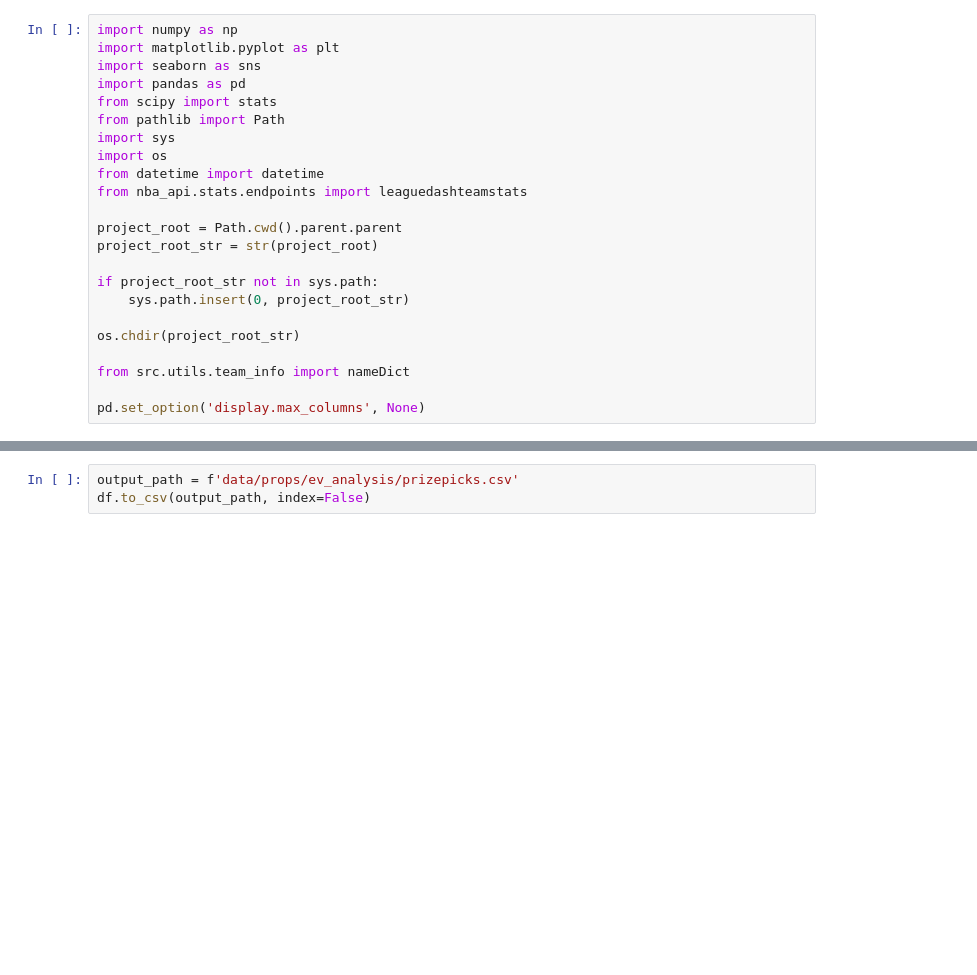
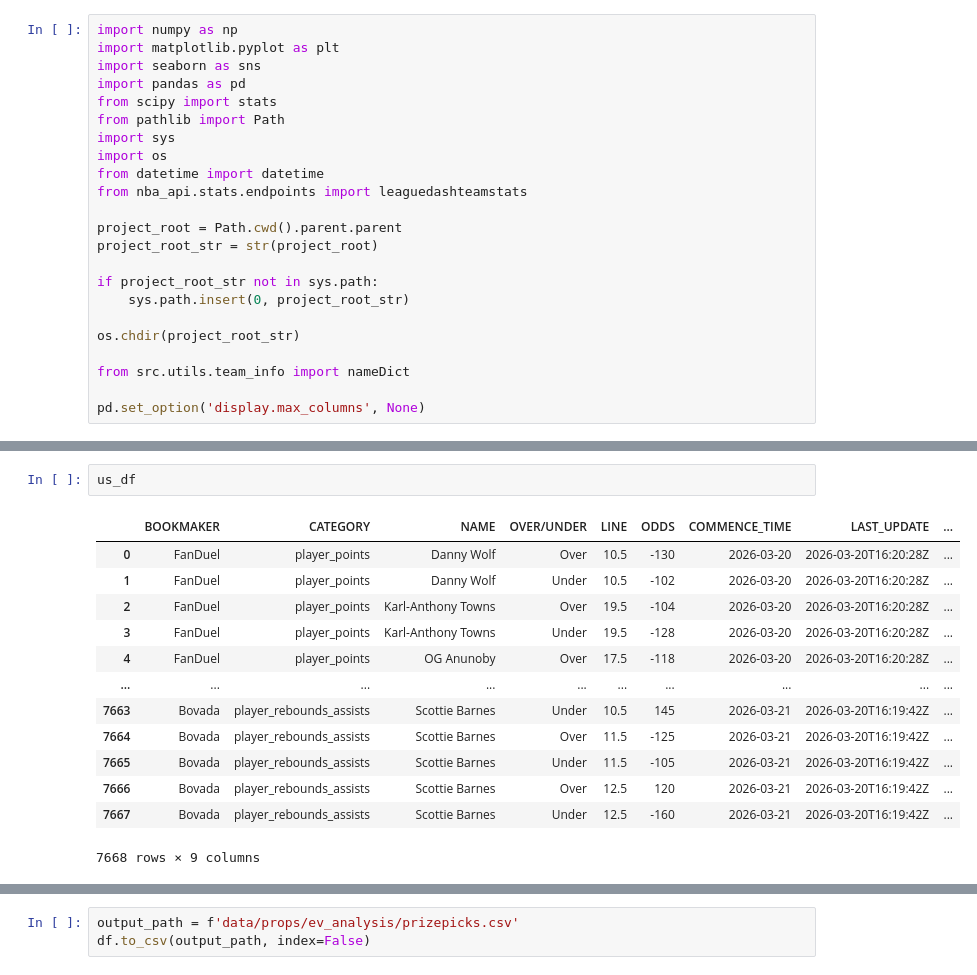
Before and after one commit to spon7ge/NBA-Prop-Predictor, a Jupyter notebook: src/points_model/prizepicks.ipynb, the cells around one changed output, grey strips where cells are left out. Cells and saved outputs as stored; diff of their text form; blank space fills up the shorter version.

```diff
--- a/src/points_model/prizepicks.ipynb
+++ b/src/points_model/prizepicks.ipynb
@@ -58,3 +55,19 @@ US latest pull: 2026-03-19 14:10:26
+# %%
+us_df
+# %% [output]
+|  | BOOKMAKER | CATEGORY | NAME | OVER/UNDER | LINE | ODDS | COMMENCE_TIME | LAST_UPDATE | ... |
+| 0 | FanDuel | player_points | Danny Wolf | Over | 10.5 | -130 | 2026-03-20 | 2026-03-20T16:20:28Z | ... |
+| 1 | FanDuel | player_points | Danny Wolf | Under | 10.5 | -102 | 2026-03-20 | 2026-03-20T16:20:28Z | ... |
+| 2 | FanDuel | player_points | Karl-Anthony Towns | Over | 19.5 | -104 | 2026-03-20 | 2026-03-20T16:20:28Z | ... |
+| 3 | FanDuel | player_points | Karl-Anthony Towns | Under | 19.5 | -128 | 2026-03-20 | 2026-03-20T16:20:28Z | ... |
+| 4 | FanDuel | player_points | OG Anunoby | Over | 17.5 | -118 | 2026-03-20 | 2026-03-20T16:20:28Z | ... |
+| ... | ... | ... | ... | ... | ... | ... | ... | ... | ... |
+| 7663 | Bovada | player_rebounds_assists | Scottie Barnes | Under | 10.5 | 145 | 2026-03-21 | 2026-03-20T16:19:42Z | ... |
+| 7664 | Bovada | player_rebounds_assists | Scottie Barnes | Over | 11.5 | -125 | 2026-03-21 | 2026-03-20T16:19:42Z | ... |
+| 7665 | Bovada | player_rebounds_assists | Scottie Barnes | Under | 11.5 | -105 | 2026-03-21 | 2026-03-20T16:19:42Z | ... |
+| 7666 | Bovada | player_rebounds_assists | Scottie Barnes | Over | 12.5 | 120 | 2026-03-21 | 2026-03-20T16:19:42Z | ... |
+| 7667 | Bovada | player_rebounds_assists | Scottie Barnes | Under | 12.5 | -160 | 2026-03-21 | 2026-03-20T16:19:42Z | ... |
+7668 rows × 9 columns
 # %%
 def get_latest_file(pattern):
     files = list(Path('data/raw/team_lines').glob(pattern))
```
Also changed, not shown: parts of 8 cells of this notebook, 13 other files.
